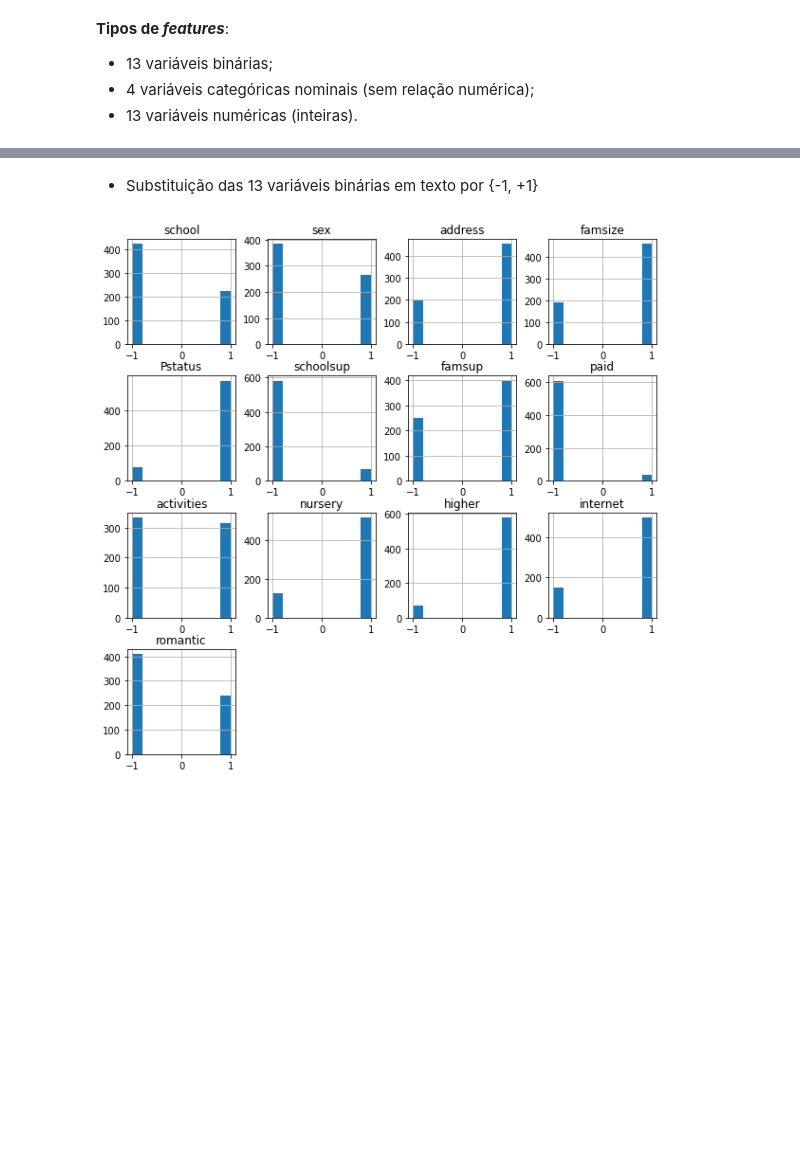
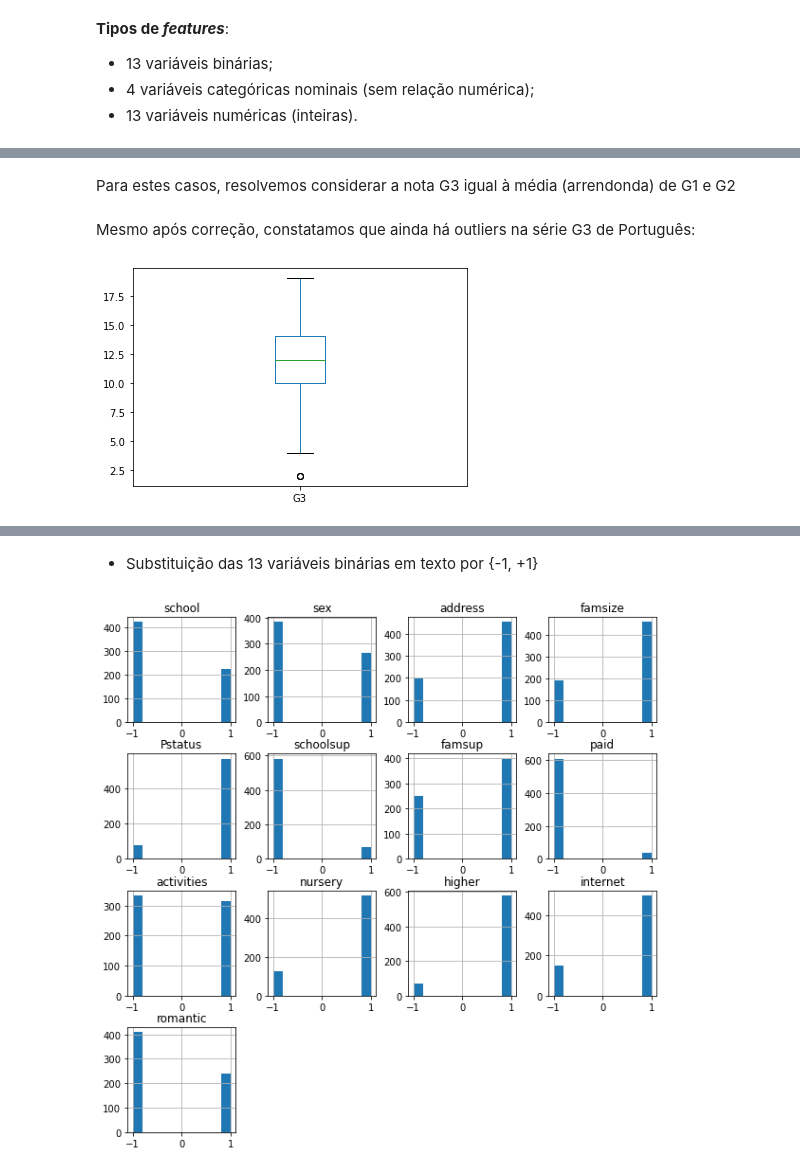
Before and after one commit to cleitonmoya/CPE721_Trabalho, a Jupyter notebook: student.ipynb, the cells around one changed output, grey strips where cells are left out. Saved outputs shown, nothing was run; the diff lists cells and outputs as text; code cells hidden in the pictures; blank space fills up the shorter version.

```diff
--- a/student.ipynb
+++ b/student.ipynb
@@ -101,0 +174,4 @@ var_num = ['age', 'Medu', 'Fedu', 'traveltime', 'studytime', 'failures', 'famrel
+# %% [markdown]
+Para estes casos, resolvemos considerar a nota G3 igual à média (arrendonda) de G1 e G2
+# %%
+df_por.loc[(df_por['G3'] <=1), 'G3'] = df_por[df_por['G3']<=1].apply(lambda x: np.round((x['G1']+x['G2'])/2,0),axis=1).astype(int)
@@ -101,0 +180,7 @@ var_num = ['age', 'Medu', 'Fedu', 'traveltime', 'studytime', 'failures', 'famrel
+# %% [markdown]
+Mesmo após correção, constatamos que ainda há outliers na série G3 de Português:
+# %%
+df_por.boxplot('G3', grid=False)
+plt.show()
+# %% [output]
+[figure, added]
```
Also changed, not shown: parts of 59 cells of this notebook.
